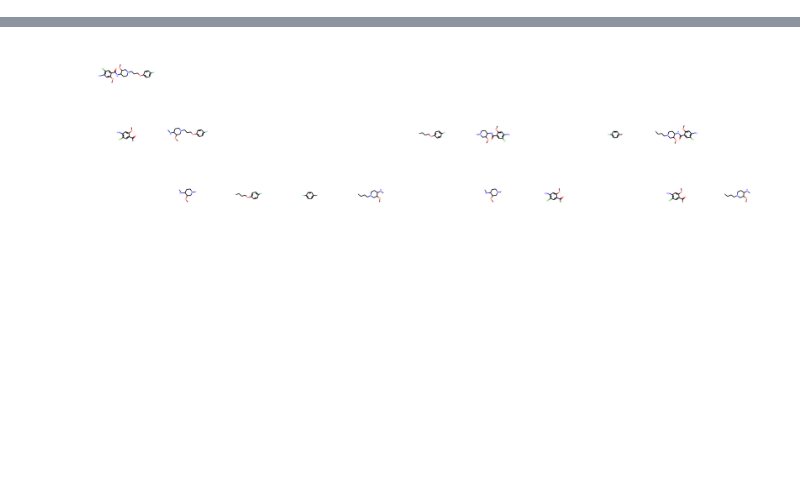
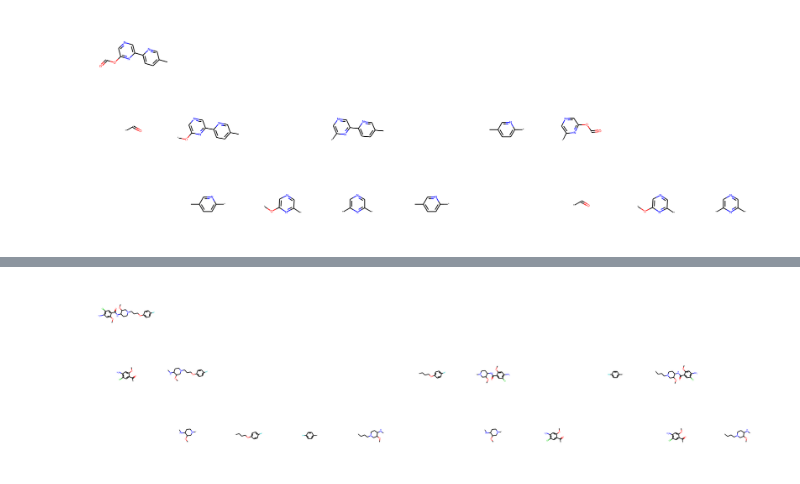
Before and after one commit to bertiewooster/RDKit-playing, a Jupyter notebook: recap_clean.ipynb, the cells around one changed output, grey strips where cells are left out. Saved outputs shown, nothing was run; the diff lists cells and outputs as text; code cells hidden in the pictures; blank space fills up the shorter version.

```diff
--- a/recap_clean.ipynb
+++ b/recap_clean.ipynb
@@ -104,0 +104,4 @@ molecule_recap_tree("c1ccccc1OCCOC(=O)CC")
+# %%
+molecule_recap_tree("n1c(OC=O)cncc1-c2ccc(C)cn2")
+# %% [output]
+[figure, added]
```
Also changed, not shown: parts of 7 cells of this notebook.
